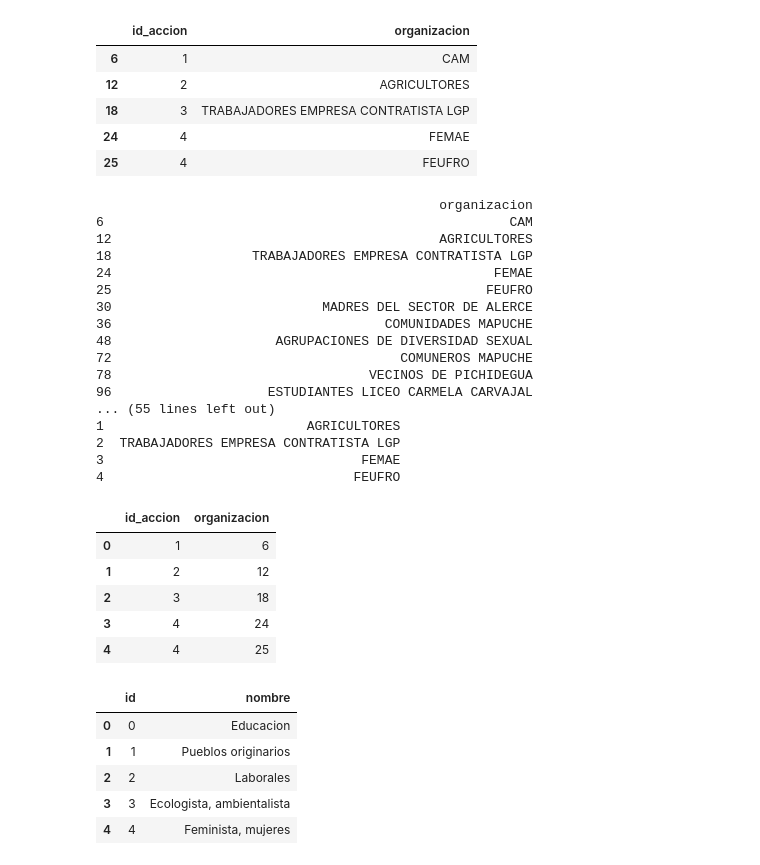
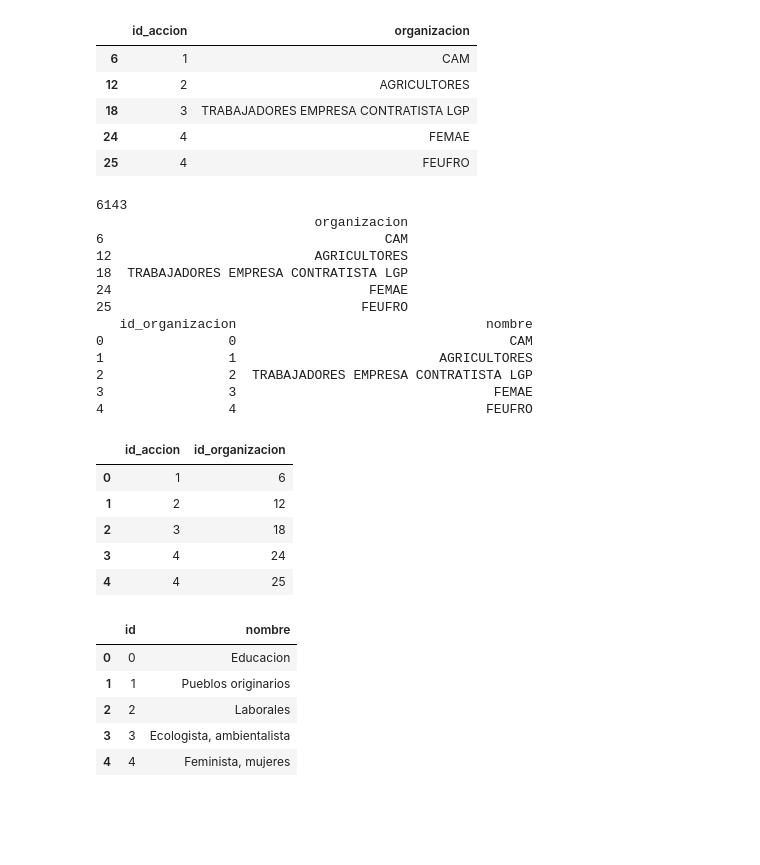
Before and after one commit to Vicvar/MTNotes, a Jupyter notebook: COESW.ipynb, the cells around one changed output. Cells and saved outputs as stored; diff of their text form; code cells hidden in the pictures; blank space fills up the shorter version.

```diff
--- a/COESW.ipynb
+++ b/COESW.ipynb
@@ -400,39 +472,38 @@ orgs.head()
 | 25 | 4 | FEUFRO |
 # %%
 n_orgs = orgs[['organizacion']]
-print(n_orgs)
-
 n_orgs = n_orgs.drop_duplicates()
 print(len(n_orgs))
 organizaciones = n_orgs.reset_index(drop=True)
+organizaciones['id_organizacion'] = organizaciones.index
+organizaciones = organizaciones[['id_organizacion','organizacion']]
+organizaciones = organizaciones.rename(columns={'organizacion':'nombre'})
+print(n_orgs.head())
 print(organizaciones.head())
 
 #TABLA organizaciones en acción
 d_orgs = n_orgs.to_dict()['organizacion']
 d_orgs_i = dict((v,k) for (k,v) in d_orgs.items())
 organizaciones_accion = orgs
 organizaciones_accion.organizacion = organizaciones_accion.organizacion.replace(d_orgs_i)
 organizaciones_accion = organizaciones_accion.reset_index(drop=True)
+organizaciones_accion = organizaciones_accion.rename(columns={'organizacion':'id_organizacion'})
 organizaciones_accion.head()
 # %% [output]
-                                            organizacion
-6                                                    CAM
-12                                          AGRICULTORES
-18                  TRABAJADORES EMPRESA CONTRATISTA LGP
-24                                                 FEMAE
-25                                                FEUFRO
-30                           MADRES DEL SECTOR DE ALERCE
-36                                   COMUNIDADES MAPUCHE
-48                     AGRUPACIONES DE DIVERSIDAD SEXUAL
-72                                     COMUNEROS MAPUCHE
-78                                 VECINOS DE PICHIDEGUA
-96                    ESTUDIANTES LICEO CARMELA CARVAJAL
-... (55 lines left out)
-1                          AGRICULTORES
-2  TRABAJADORES EMPRESA CONTRATISTA LGP
-3                                 FEMAE
-4                                FEUFRO
+6143
+                            organizacion
+6                                    CAM
+12                          AGRICULTORES
+18  TRABAJADORES EMPRESA CONTRATISTA LGP
+24                                 FEMAE
+25                                FEUFRO
+   id_organizacion                                nombre
+0                0                                   CAM
+1                1                          AGRICULTORES
+2                2  TRABAJADORES EMPRESA CONTRATISTA LGP
+3                3                                 FEMAE
+4                4                                FEUFRO
-|  | id_accion | organizacion |
+|  | id_accion | id_organizacion |
 | 0 | 1 | 6 |
 | 1 | 2 | 12 |
 | 2 | 3 | 18 |
```
Also changed, not shown: parts of 15 cells of this notebook, 1 other file.
